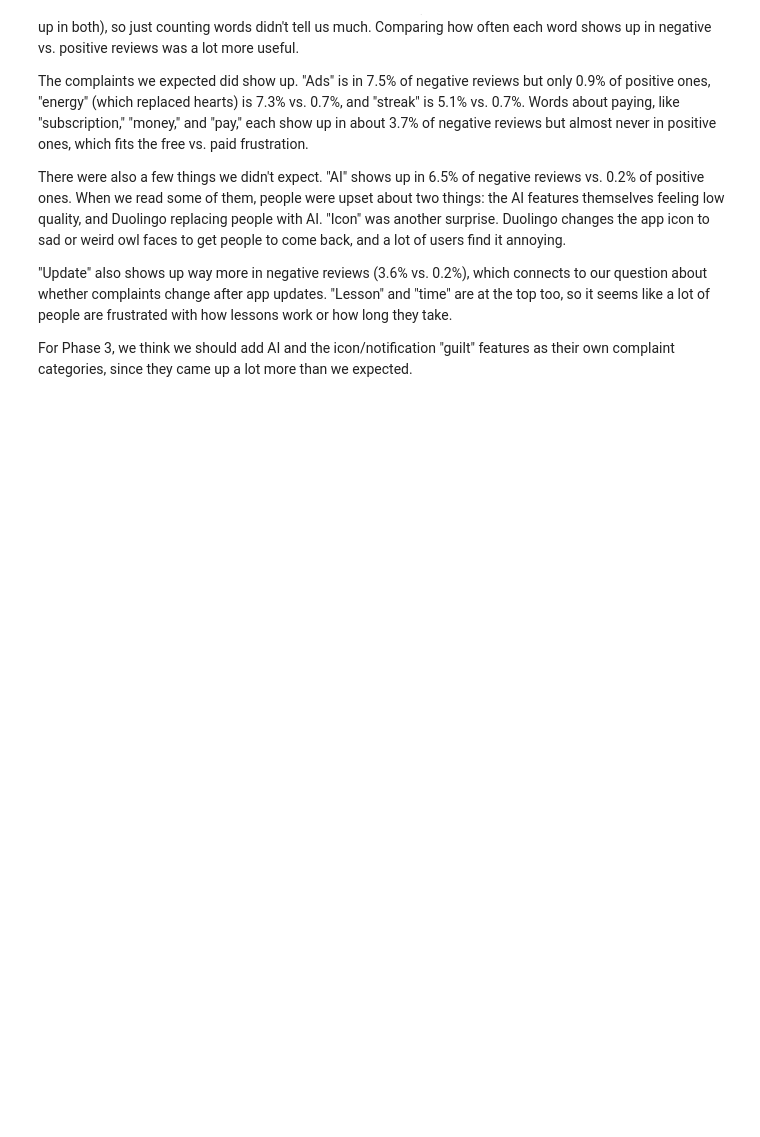
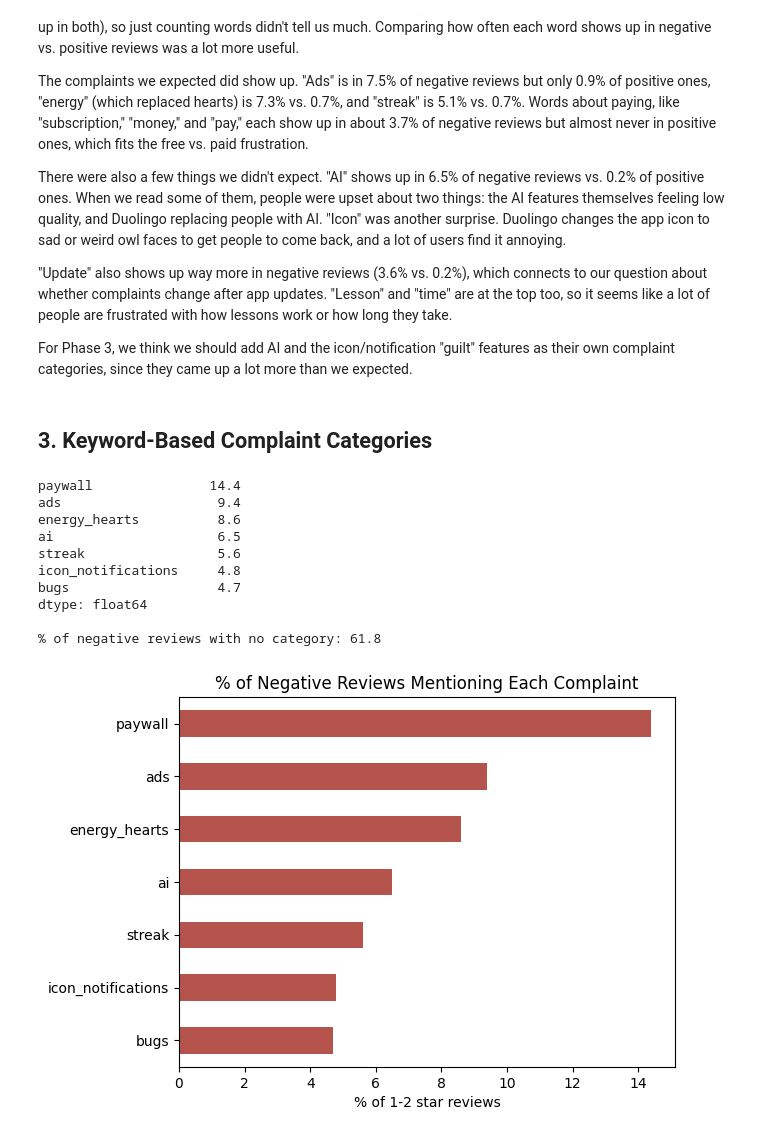
Before and after one commit to Teenna-Pachika/info4360-duolingo-reviews, a Jupyter notebook: notebooks/01_exploration_keywords_claude.ipynb, the cells around one changed output. Saved outputs shown, nothing was run; the diff lists cells and outputs as text; code cells hidden in the pictures; blank space fills up the shorter version.

Commit message:
Add keyword based complaint categories and weekly trends

```diff
--- a/notebooks/01_exploration_keywords_claude.ipynb
+++ b/notebooks/01_exploration_keywords_claude.ipynb
@@ -348,3 +348,52 @@ There were also a few things we didn't expect. "AI" shows up in 6.5% of negative
 "Update" also shows up way more in negative reviews (3.6% vs. 0.2%), which connects to our question about whether complaints change after app updates. "Lesson" and "time" are at the top too, so it seems like a lot of people are frustrated with how lessons work or how long they take.
 
 For Phase 3, we think we should add AI and the icon/notification "guilt" features as their own complaint categories, since they came up a lot more than we expected.
+# %% [markdown]
+## 3. Keyword-Based Complaint Categories
+# %%
+# Defining complaint categories and the keywords that point to each one
+# (AI and icon/notifications were added because they came up in the keyword analysis)
+CATEGORIES = {
+    "energy_hearts": r"\benergy\b|\bhearts?\b|\blives\b",
+    "streak": r"\bstreaks?\b",
+    "ads": r"\bads?\b|\badverts?\b|\badvertisements?\b",
+    "paywall": r"\bpremium\b|\bsuper\b|\bmax\b|\bsubscriptions?\b|\bpaid\b|\bpay\b|\bpaying\b|\bmoney\b",
+    "ai": r"\bai\b",
+    "icon_notifications": r"\bicons?\b|\bnotifications?\b",
+    "bugs": r"\bbugs?\b|\bcrash|\bglitch|\bfreez|not working",
+}
+
+# Defining a function to tag each review with the categories it mentions
+def tag_categories(reviews, categories=CATEGORIES):
+    """Add a True/False column for each complaint category, plus one for reviews that match none."""
+    reviews = reviews.copy()
+    for name, pattern in categories.items():
+        reviews[name] = reviews["content"].str.contains(pattern, case=False, regex=True)
+    reviews["no_category"] = ~reviews[list(categories)].any(axis=1)
+    return reviews
+
+# Tagging the negative reviews
+neg = tag_categories(neg)
+# %%
+# Calculating the % of negative reviews in each category
+cat_pct = (neg[list(CATEGORIES)].mean() * 100).round(1)
+print(cat_pct.sort_values(ascending=False))
+print("\n% of negative reviews with no category:", round(neg["no_category"].mean() * 100, 1))
+
+# Plotting the % of negative reviews in each category
+cat_pct.sort_values().plot(kind="barh", color=NEG_COLOR)
+plt.title("% of Negative Reviews Mentioning Each Complaint")
+plt.xlabel("% of 1-2 star reviews")
+plt.show()
+# %% [output]
+paywall               14.4
+ads                    9.4
+energy_hearts          8.6
+ai                     6.5
+streak                 5.6
+icon_notifications     4.8
+bugs                   4.7
+dtype: float64
+
+% of negative reviews with no category: 61.8
+[figure, added]
```
Also changed, not shown: parts of 2 cells of this notebook.
